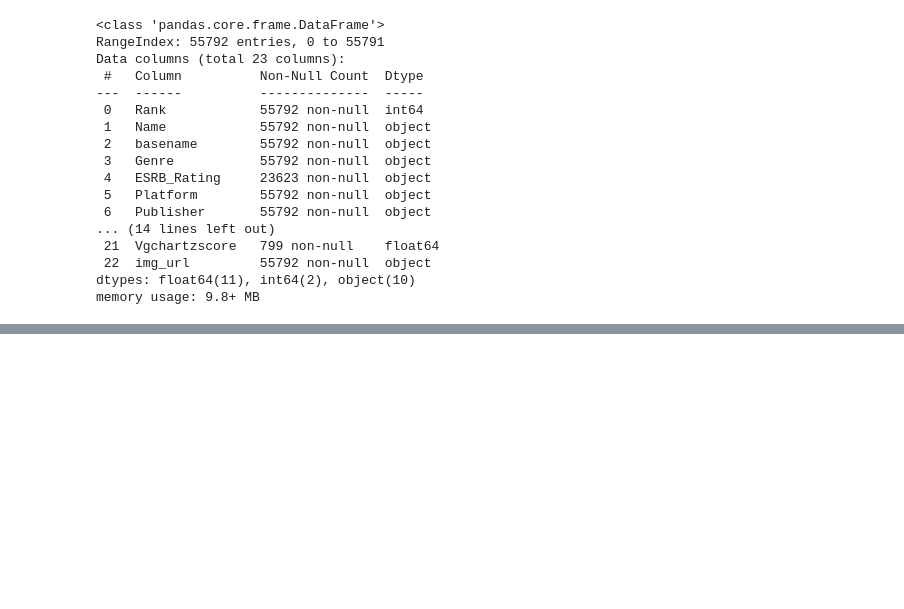
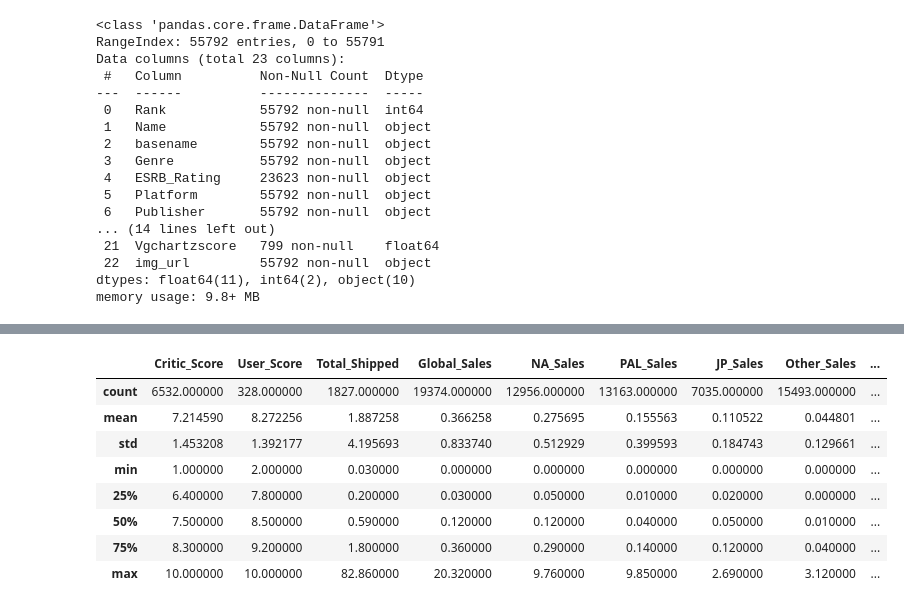
Before and after one commit to Secade/DATASCI-Video-Game-Sales, a Jupyter notebook: Video Game Sales EDA.ipynb, the cells around one changed output, grey strips where cells are left out. Saved outputs shown, nothing was run; the diff lists cells and outputs as text; code cells hidden in the pictures; blank space fills up the shorter version.

```diff
--- a/Video Game Sales EDA.ipynb
+++ b/Video Game Sales EDA.ipynb
@@ -56,0 +123,12 @@ df
+# %%
+df.describe()
+# %% [output]
+|  | Critic_Score | User_Score | Total_Shipped | Global_Sales | NA_Sales | PAL_Sales | JP_Sales | Other_Sales | ... |
+| count | 6532.000000 | 328.000000 | 1827.000000 | 19374.000000 | 12956.000000 | 13163.000000 | 7035.000000 | 15493.000000 | ... |
+| mean | 7.214590 | 8.272256 | 1.887258 | 0.366258 | 0.275695 | 0.155563 | 0.110522 | 0.044801 | ... |
+| std | 1.453208 | 1.392177 | 4.195693 | 0.833740 | 0.512929 | 0.399593 | 0.184743 | 0.129661 | ... |
+| min | 1.000000 | 2.000000 | 0.030000 | 0.000000 | 0.000000 | 0.000000 | 0.000000 | 0.000000 | ... |
+| 25% | 6.400000 | 7.800000 | 0.200000 | 0.030000 | 0.050000 | 0.010000 | 0.020000 | 0.000000 | ... |
+| 50% | 7.500000 | 8.500000 | 0.590000 | 0.120000 | 0.120000 | 0.040000 | 0.050000 | 0.010000 | ... |
+| 75% | 8.300000 | 9.200000 | 1.800000 | 0.360000 | 0.290000 | 0.140000 | 0.120000 | 0.040000 | ... |
+| max | 10.000000 | 10.000000 | 82.860000 | 20.320000 | 9.760000 | 9.850000 | 2.690000 | 3.120000 | ... |
```
Also changed, not shown: parts of 8 cells of this notebook.
